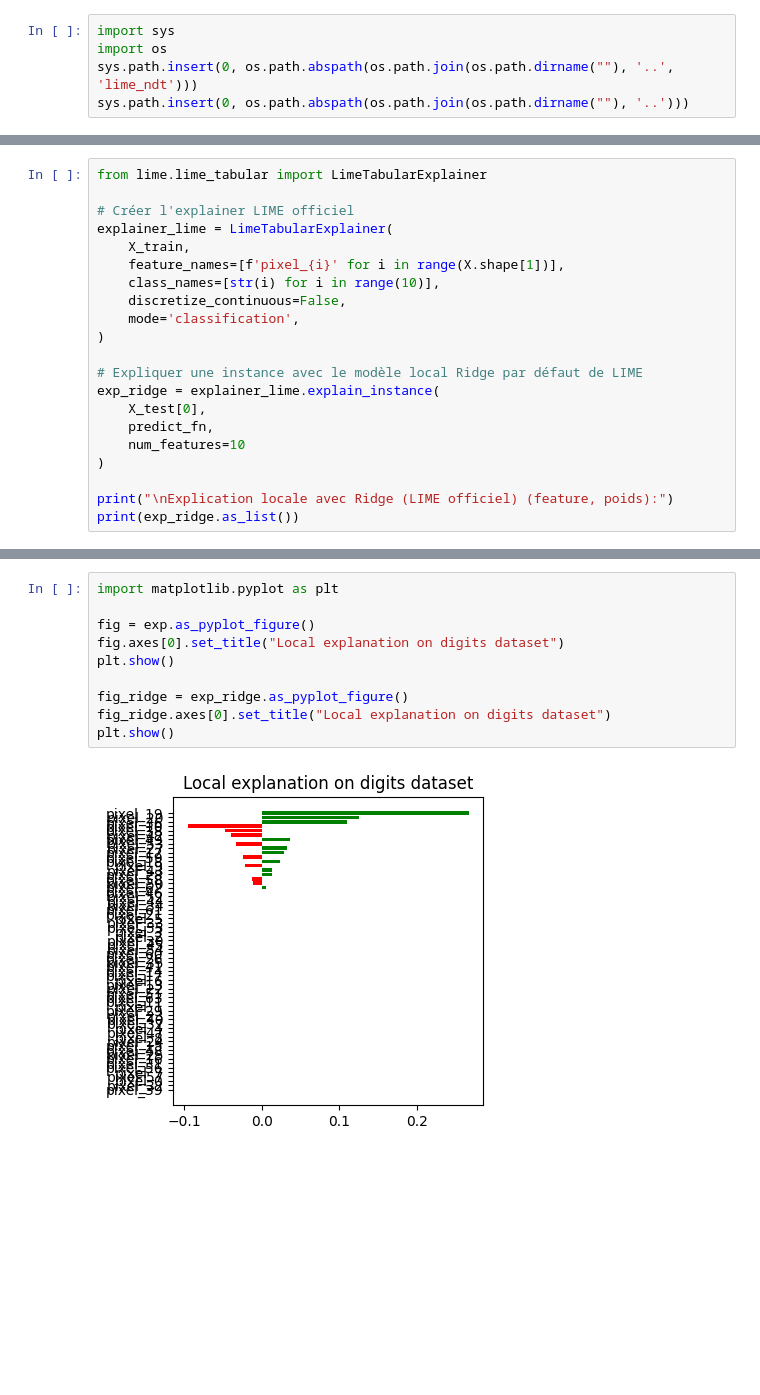
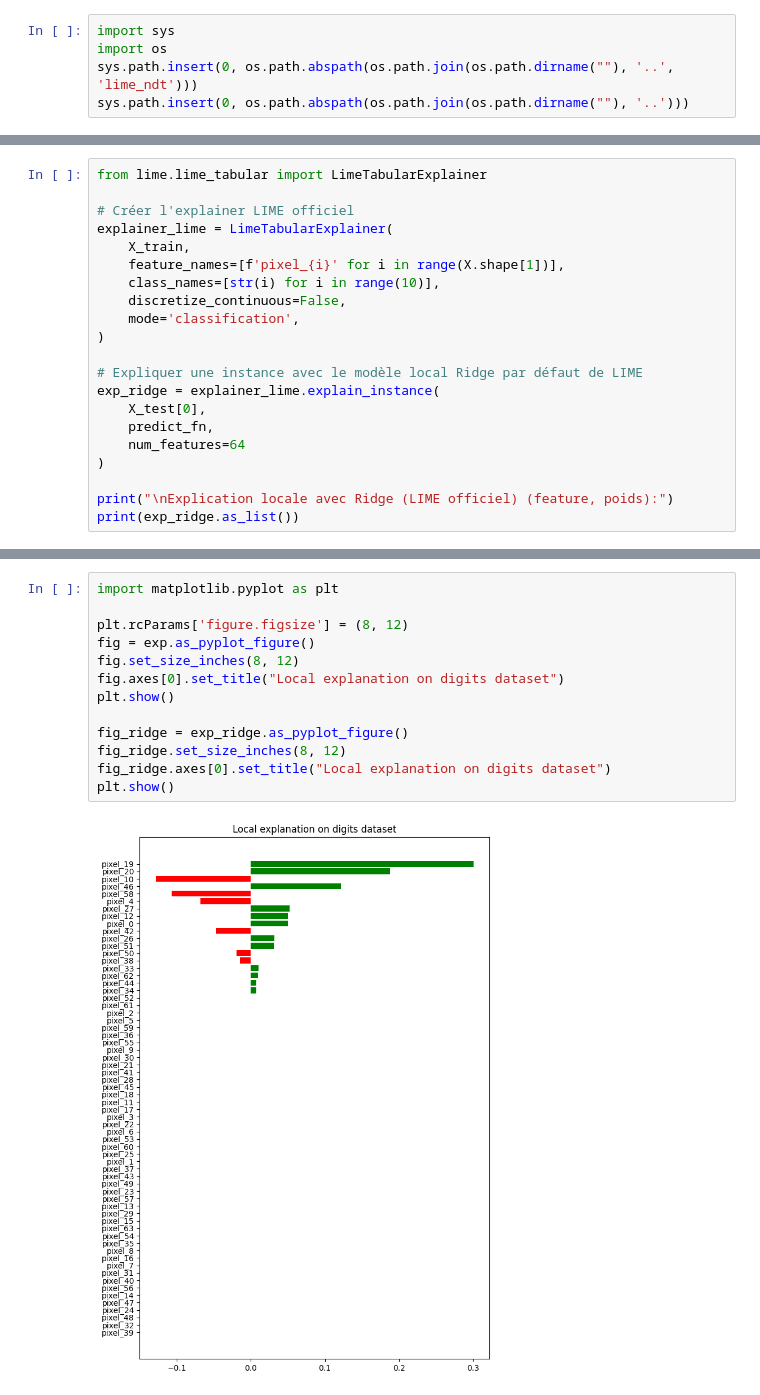
Before and after one commit to aymen20002005/lime_ndt, a Jupyter notebook: Notebooks/lime-ndt_dataset_digits.ipynb, the cells around one changed output, grey strips where cells are left out. Drawn from its saved outputs; the diff is of its cells as text; blank space fills up the shorter version.

```diff
--- a/Notebooks/lime-ndt_dataset_digits.ipynb
+++ b/Notebooks/lime-ndt_dataset_digits.ipynb
@@ -72,7 +76,7 @@ explainer_lime = LimeTabularExplainer(
 exp_ridge = explainer_lime.explain_instance(
     X_test[0],
     predict_fn,
-    num_features=10
+    num_features=64
 )
 
 print("\nExplication locale avec Ridge (LIME officiel) (feature, poids):")
@@ -83,12 +87,15 @@ Explication locale avec Ridge (LIME officiel) (feature, poids):
 # %%
 import matplotlib.pyplot as plt
 
+plt.rcParams['figure.figsize'] = (8, 12)
 fig = exp.as_pyplot_figure()
+fig.set_size_inches(8, 12)
 fig.axes[0].set_title("Local explanation on digits dataset")
 plt.show()
 
 fig_ridge = exp_ridge.as_pyplot_figure()
+fig_ridge.set_size_inches(8, 12)
 fig_ridge.axes[0].set_title("Local explanation on digits dataset")
 plt.show()
 # %% [output]
-[figure, old version]
+[figure, new version]
```
Also changed, not shown: parts of 3 cells of this notebook, 2 other files.
